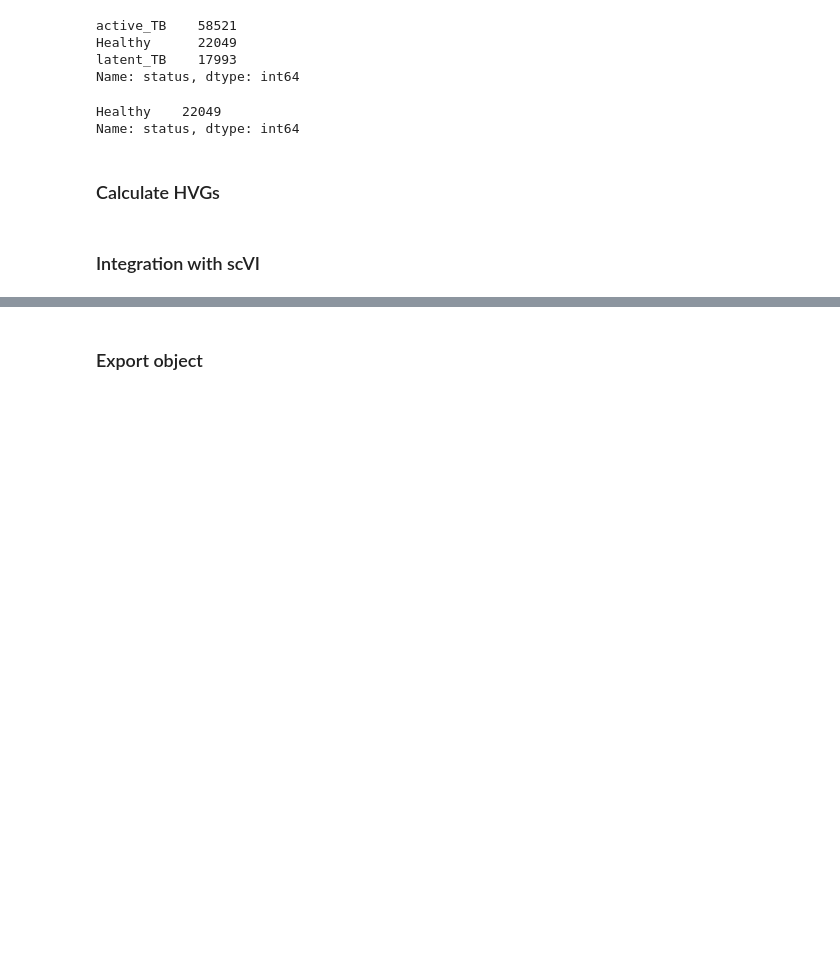
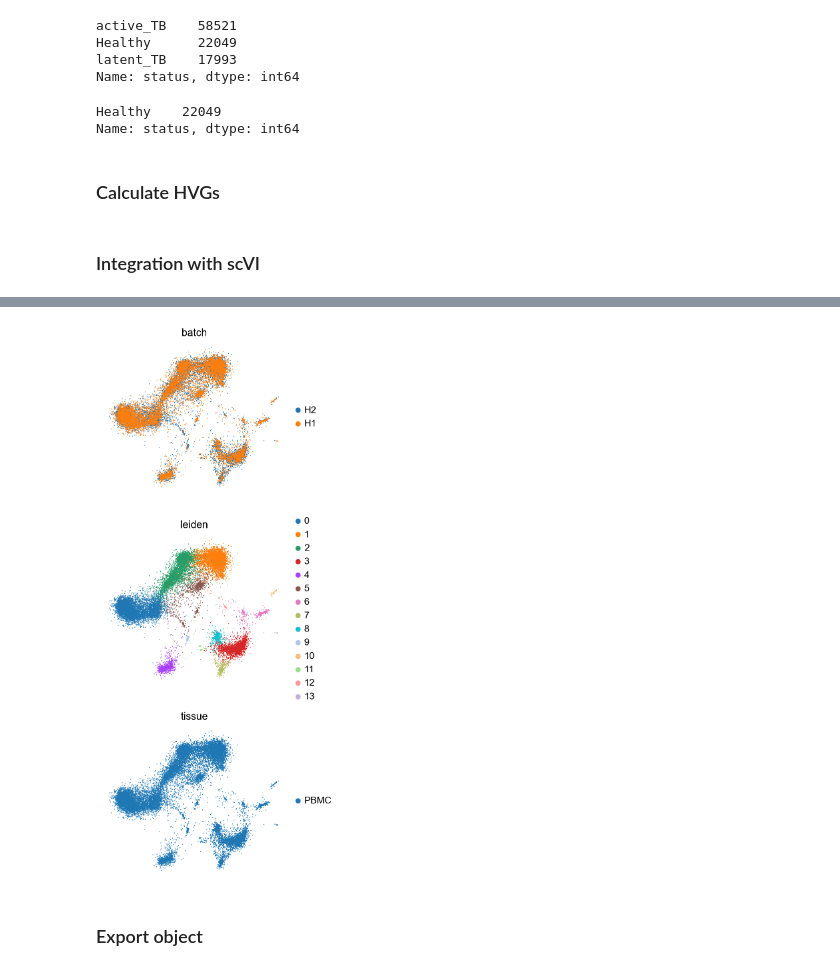
Before and after one commit to mairi-mcclean/TB_atlas, a Jupyter notebook: 2-data_integration/230321mm_scVI_basic_workflow_healthy_PBMCs_Cai2020_2022.ipynb, the cells around one changed output, grey strips where cells are left out. Saved outputs shown, nothing was run; the diff lists cells and outputs as text; code cells hidden in the pictures; blank space fills up the shorter version.

```diff
--- a/2-data_integration/230321mm_scVI_basic_workflow_healthy_PBMCs_Cai2020_2022.ipynb
+++ b/2-data_integration/230321mm_scVI_basic_workflow_healthy_PBMCs_Cai2020_2022.ipynb
@@ -155,11 +159,13 @@ adata.obsm["X_mde"] = mde(adata.obsm["X_scVI"])
 # %%
 sc.pl.embedding(
     adata,
     basis="X_mde",
-    color=["batch", "leiden", "cell_type"],
+    color=["batch", "leiden", "tissue"],
     frameon=False,
     ncols=1,
 )
+# %% [output]
+[figure, added]
 # %% [markdown]
 ### Export object
 # %%
```
Also changed, not shown: parts of 2 cells of this notebook.
